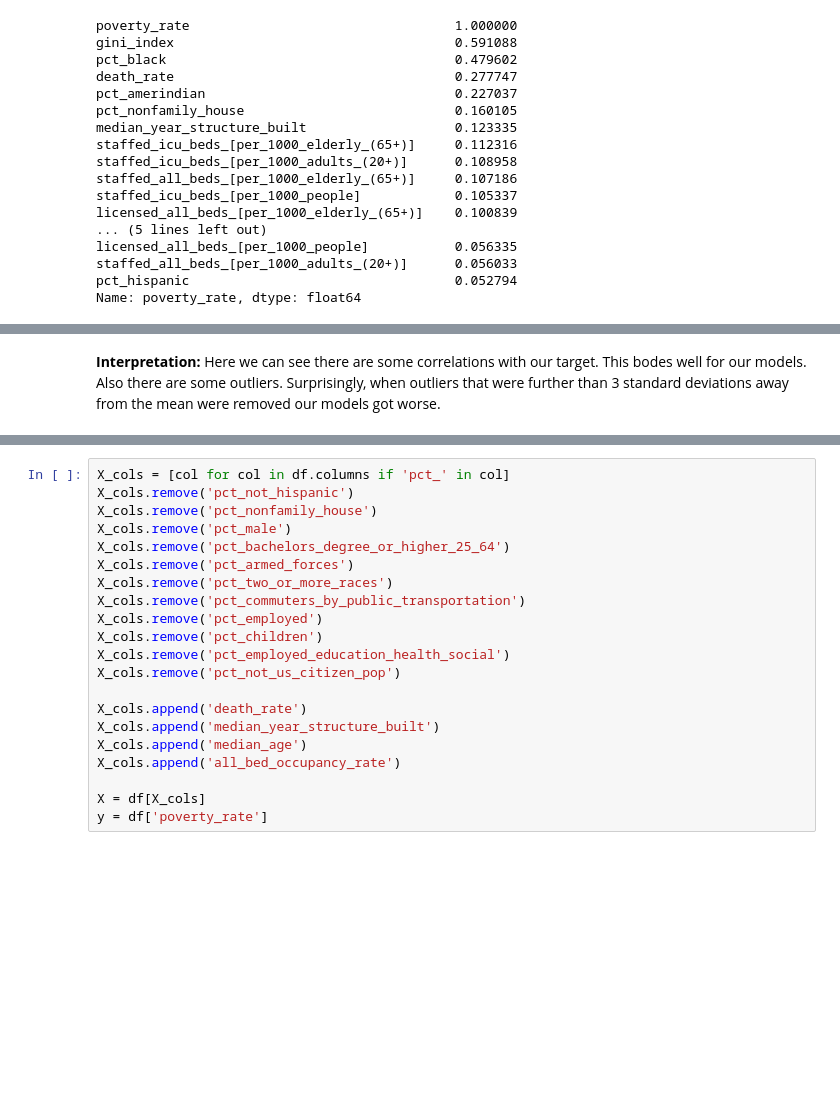
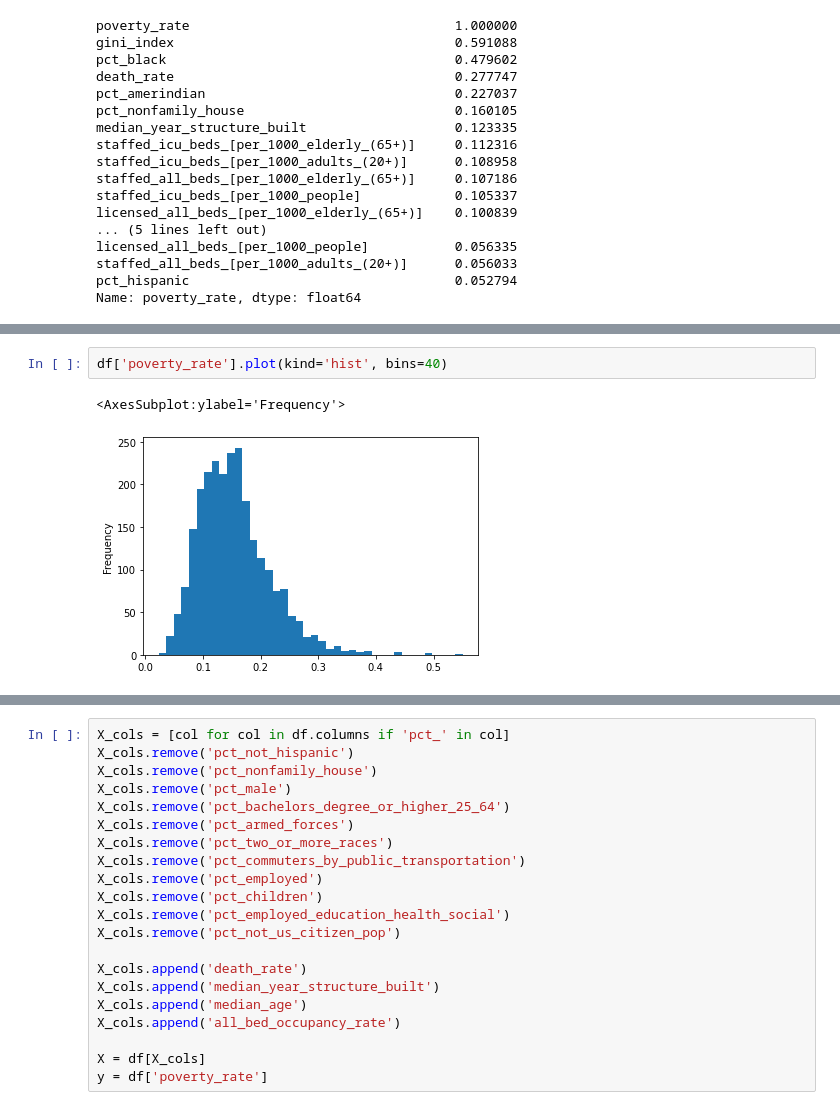
Before and after one commit to spark126/covid_poverty_and_death_rate, a Jupyter notebook: code/poverty_models.ipynb, the cells around one changed output, grey strips where cells are left out. Cells and saved outputs as stored; diff of their text form; blank space fills up the shorter version.

```diff
--- a/code/poverty_models.ipynb
+++ b/code/poverty_models.ipynb
@@ -103,2 +62,5 @@ plt.savefig('../img/poverty_eda');
-# %% [markdown]
-**Interpretation:** Here we can see there are some correlations with our target. This bodes well for our models. Also there are some outliers. Surprisingly, when outliers that were further than 3 standard deviations away from the mean were removed our models got worse.
+# %%
+df['poverty_rate'].plot(kind='hist', bins=40)
+# %% [output]
+<AxesSubplot:ylabel='Frequency'>
+[figure, added]
```
Also changed, not shown: parts of 35 cells of this notebook, 1 other file.
